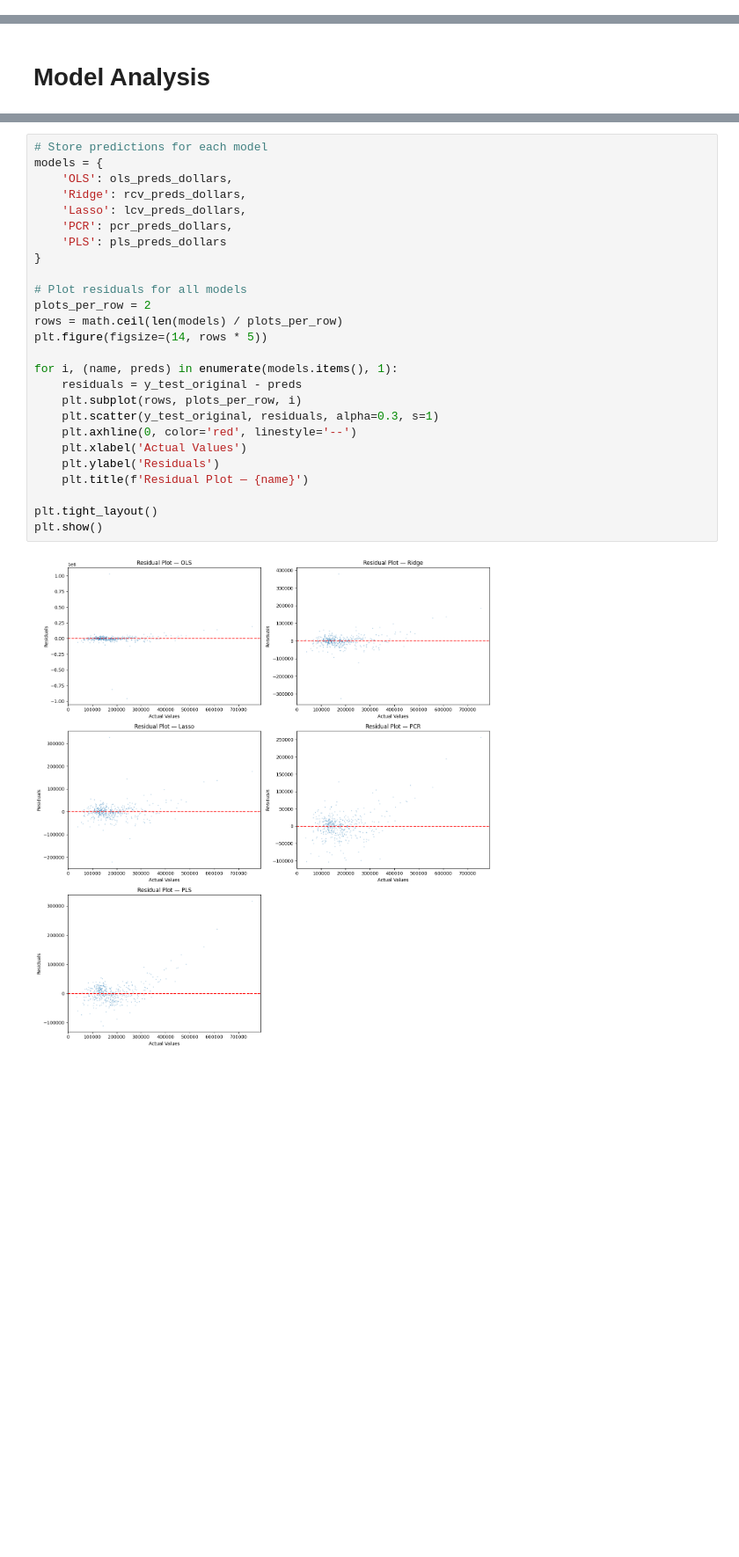
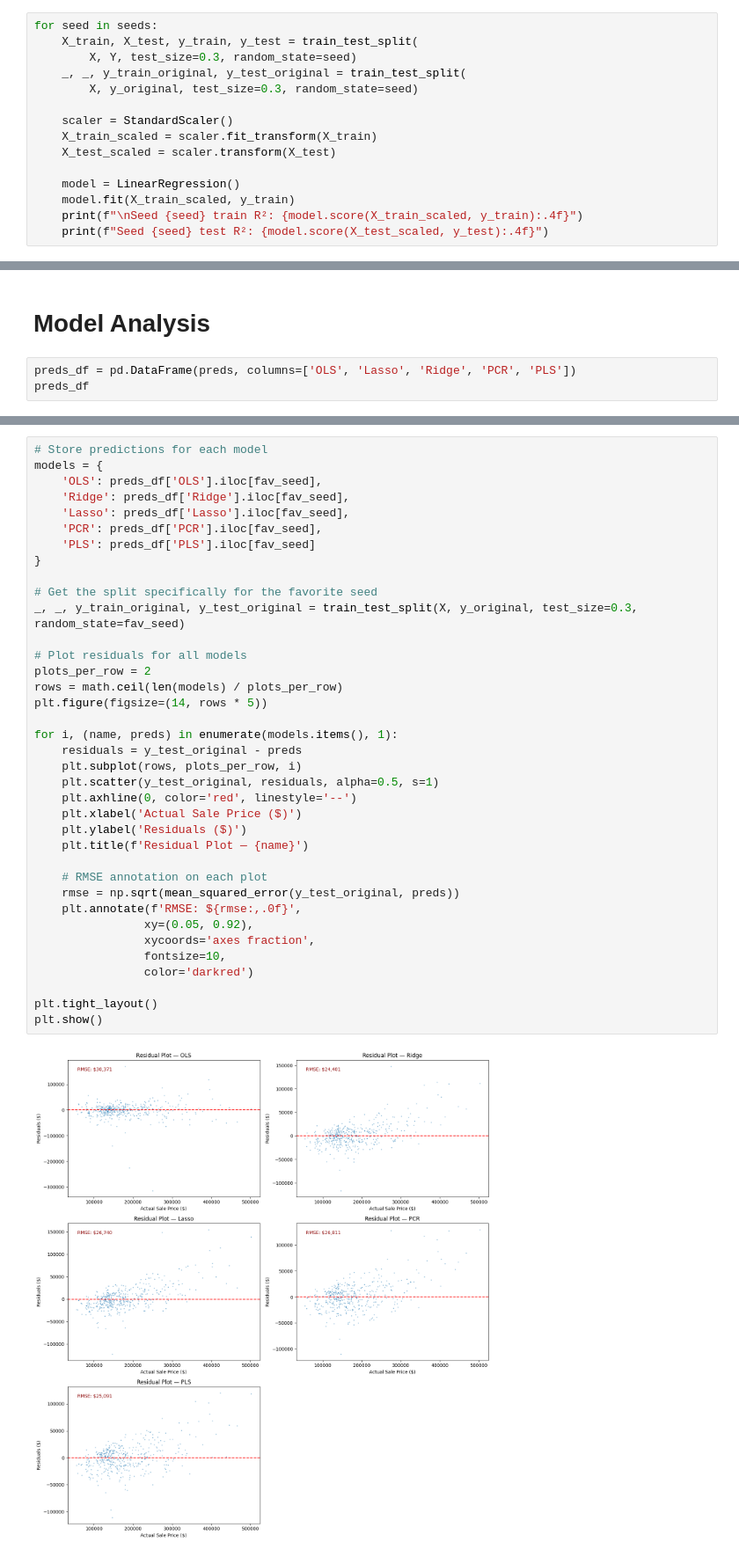
Before and after one commit to Rmorsch/Ames-House-Prices, a Jupyter notebook: Analysis.ipynb, the cells around one changed output, grey strips where cells are left out. Shown at 88% size. Cells and saved outputs as stored; diff of their text form; blank space fills up the shorter version.

Commit message:
[feat] completion with annotations

```diff
--- a/Analysis.ipynb
+++ b/Analysis.ipynb
@@ -435,0 +639,15 @@ PLS RMSE: 34205.3990
+# %%
+for seed in seeds:
+    X_train, X_test, y_train, y_test = train_test_split(
+        X, Y, test_size=0.3, random_state=seed)
+    _, _, y_train_original, y_test_original = train_test_split(
+        X, y_original, test_size=0.3, random_state=seed)
+
+    scaler = StandardScaler()
+    X_train_scaled = scaler.fit_transform(X_train)
+    X_test_scaled = scaler.transform(X_test)
+
+    model = LinearRegression()
+    model.fit(X_train_scaled, y_train)
+    print(f"\nSeed {seed} train R²: {model.score(X_train_scaled, y_train):.4f}")
+    print(f"Seed {seed} test R²: {model.score(X_test_scaled, y_test):.4f}")
@@ -436,2 +674,5 @@ PLS RMSE: 34205.3990
 # %% [markdown]
 # Model Analysis
+# %%
+preds_df = pd.DataFrame(preds, columns=['OLS', 'Lasso', 'Ridge', 'PCR', 'PLS'])
+preds_df
@@ -438,28 +693,39 @@ PLS RMSE: 34205.3990
 # %%
 # Store predictions for each model
 models = {
-    'OLS': ols_preds_dollars,
-    'Ridge': rcv_preds_dollars,
-    'Lasso': lcv_preds_dollars,
-    'PCR': pcr_preds_dollars,
-    'PLS': pls_preds_dollars
+    'OLS': preds_df['OLS'].iloc[fav_seed],
+    'Ridge': preds_df['Ridge'].iloc[fav_seed],
+    'Lasso': preds_df['Lasso'].iloc[fav_seed],
+    'PCR': preds_df['PCR'].iloc[fav_seed],
+    'PLS': preds_df['PLS'].iloc[fav_seed]
 }
+
+# Get the split specifically for the favorite seed
+_, _, y_train_original, y_test_original = train_test_split(X, y_original, test_size=0.3, random_state=fav_seed)
 
 # Plot residuals for all models
 plots_per_row = 2
 rows = math.ceil(len(models) / plots_per_row)
 plt.figure(figsize=(14, rows * 5))
 
 for i, (name, preds) in enumerate(models.items(), 1):
     residuals = y_test_original - preds
     plt.subplot(rows, plots_per_row, i)
-    plt.scatter(y_test_original, residuals, alpha=0.3, s=1)
+    plt.scatter(y_test_original, residuals, alpha=0.5, s=1)
     plt.axhline(0, color='red', linestyle='--')
-    plt.xlabel('Actual Values')
-    plt.ylabel('Residuals')
+    plt.xlabel('Actual Sale Price ($)')
+    plt.ylabel('Residuals ($)')
     plt.title(f'Residual Plot — {name}')
+
+    # RMSE annotation on each plot
+    rmse = np.sqrt(mean_squared_error(y_test_original, preds))
+    plt.annotate(f'RMSE: ${rmse:,.0f}',
+                xy=(0.05, 0.92),
+                xycoords='axes fraction',
+                fontsize=10,
+                color='darkred')
 
 plt.tight_layout()
 plt.show()
 # %% [output]
-[figure, old version]
+[figure, new version]
```
Also changed, not shown: parts of 50 cells of this notebook, 2 other files.
